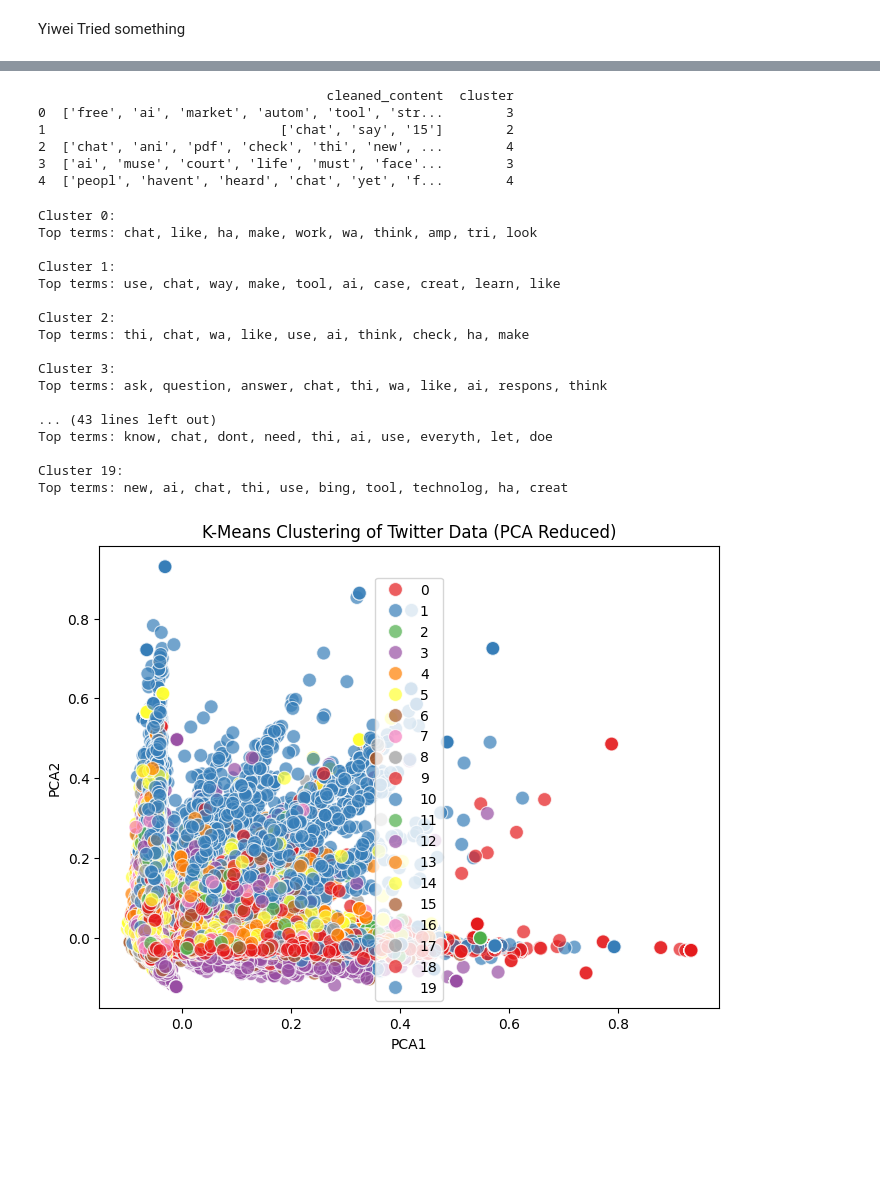
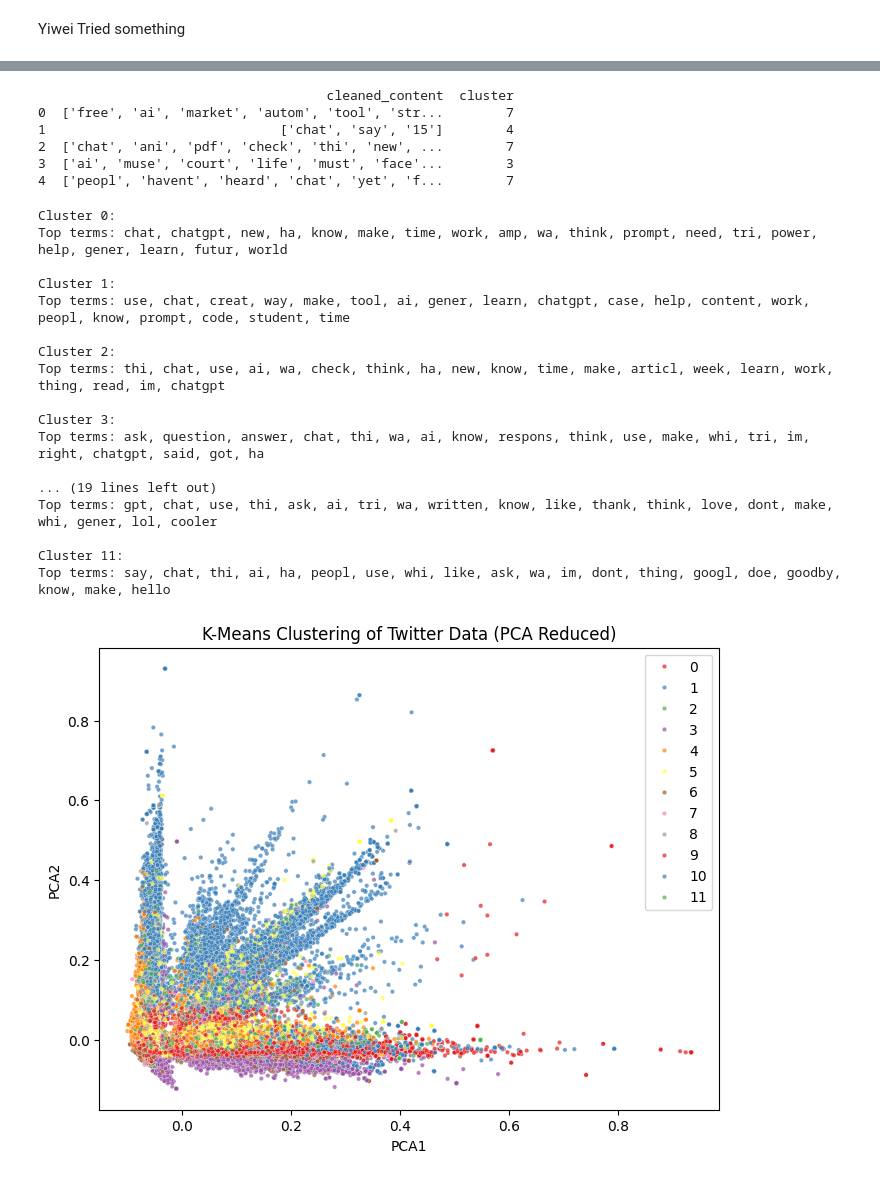
Before and after one commit to phuonganhdangamy/JSC270_HW4_2025_G17, a Jupyter notebook: part2_new.ipynb, the cells around one changed output, grey strips where cells are left out. Cells and saved outputs as stored; diff of their text form; code cells hidden in the pictures; blank space fills up the shorter version.

```diff
--- a/part2_new.ipynb
+++ b/part2_new.ipynb
@@ -352,5 +356,5 @@ KeyboardInterrupt:
 # %%
-optimal_k = 5
+optimal_k = 10
 kmeans = KMeans(n_clusters=optimal_k, random_state=42)
 kmeans.fit(tfidf_data)
 
@@ -359,11 +363,11 @@ tw_data['cluster'] = kmeans.labels_
 print(tw_data[['cleaned_content', 'cluster']].head())
 # %% [output]
                                      cleaned_content  cluster
-0  ['free', 'ai', 'market', 'autom', 'tool', 'str...        3
-1                              ['chat', 'say', '15']        2
-2  ['chat', 'ani', 'pdf', 'check', 'thi', 'new', ...        4
+0  ['free', 'ai', 'market', 'autom', 'tool', 'str...        7
+1                              ['chat', 'say', '15']        4
+2  ['chat', 'ani', 'pdf', 'check', 'thi', 'new', ...        7
 3  ['ai', 'muse', 'court', 'life', 'must', 'face'...        3
-4  ['peopl', 'havent', 'heard', 'chat', 'yet', 'f...        4
+4  ['peopl', 'havent', 'heard', 'chat', 'yet', 'f...        7
 # %%
 import re
 
@@ -397,12 +401,13 @@ tfidf_data, feature_names = tfidf_vectorizer(tw_data)
 # Now we can apply KMeans to cluster the data and see which terms are important for each cluster
 
 # Let's fit KMeans clustering on the TF-IDF data
-n_clusters = 20
+n_clusters = 12
 kmeans = KMeans(n_clusters=n_clusters, random_state=42)
 kmeans.fit(tfidf_data)
 
 # Function to print top terms per cluster
-def print_top_terms_per_cluster(kmeans, terms, top_n=10):
+def print_top_terms_per_cluster(kmeans, terms, top_n=20):
+
     for i in range(kmeans.n_clusters):
         print(f"Cluster {i}:")
         cluster_centroid = kmeans.cluster_centers_[i]
@@ -410,56 +415,57 @@ def print_top_terms_per_cluster(kmeans, terms, top_n=10):
         top_terms = [terms[index] for index in top_indices]
         print("Top terms:", ", ".join(top_terms))
         print()
+    return text
 
 # Print the top terms for each cluster
-print_top_terms_per_cluster(kmeans, feature_names)
+cluster_text = print_top_terms_per_cluster(kmeans, feature_names)
 # %% [output]
 Cluster 0:
-Top terms: chat, like, ha, make, work, wa, think, amp, tri, look
+Top terms: chat, chatgpt, new, ha, know, make, time, work, amp, wa, think, prompt, need, tri, power, help, gener, learn, futur, world
 
 Cluster 1:
-Top terms: use, chat, way, make, tool, ai, case, creat, learn, like
+Top terms: use, chat, creat, way, make, tool, ai, gener, learn, chatgpt, case, help, content, work, peopl, know, prompt, code, student, time
 
 Cluster 2:
-Top terms: thi, chat, wa, like, use, ai, think, check, ha, make
+Top terms: thi, chat, use, ai, wa, check, think, ha, new, know, time, make, articl, week, learn, work, thing, read, im, chatgpt
 
 Cluster 3:
-Top terms: ask, question, answer, chat, thi, wa, like, ai, respons, think
+Top terms: ask, question, answer, chat, thi, wa, ai, know, respons, think, use, make, whi, tri, im, right, chatgpt, said, got, ha
 
-... (43 lines left out)
-Top terms: know, chat, dont, need, thi, ai, use, everyth, let, doe
+... (19 lines left out)
+Top terms: gpt, chat, use, thi, ask, ai, tri, wa, written, know, like, thank, think, love, dont, make, whi, gener, lol, cooler
 
-Cluster 19:
-Top terms: new, ai, chat, thi, use, bing, tool, technolog, ha, creat
+Cluster 11:
+Top terms: say, chat, thi, ai, ha, peopl, use, whi, like, ask, wa, im, dont, thing, googl, doe, goodby, know, make, hello
 # %%
 from sklearn.decomposition import PCA
 import seaborn as sns
 import matplotlib.pyplot as plt
 
 # Perform PCA to reduce dimensionality to 2D (work directly with sparse matrix)
 pca = PCA(n_components=2)
 pca_components = pca.fit_transform(tfidf_data)  # No need to convert to array
 
 # Create a DataFrame with PCA results and cluster labels
 pca_df = pd.DataFrame(pca_components, columns=['PCA1', 'PCA2'])
 pca_df['cluster'] = kmeans.labels_
 
 # Visualize the clusters in 2D space with additional enhancements
 plt.figure(figsize=(8, 6))
 
 # Plot the clusters with different colors
-sns.scatterplot(data=pca_df, x='PCA1', y='PCA2', hue='cluster', palette='Set1', s=100, alpha=0.7)
+sns.scatterplot(data=pca_df, x='PCA1', y='PCA2', hue='cluster', palette='Set1', s=10, alpha=0.7)
 
 # Plot the centroids of each cluster in the PCA space
 # centroids = pca.transform(kmeans.cluster_centers_)  # Transform centroids to 2D PCA space
 # plt.scatter(centroids[:, 0], centroids[:, 1], c='black', marker='X', s=200, label='Centroids')
 
 # Add labels to the points (optional, can be commented out for clarity)
 # for i in range(len(pca_df)):
 #     plt.text(pca_df.PCA1[i], pca_df.PCA2[i], str(i), fontsize=9)
 
 plt.title('K-Means Clustering of Twitter Data (PCA Reduced)')
 plt.legend(loc='best')
 plt.show()
 # %% [output]
-[figure, old version]
+[figure, new version]
```
Also changed, not shown: parts of 6 cells of this notebook, 1 other file.
